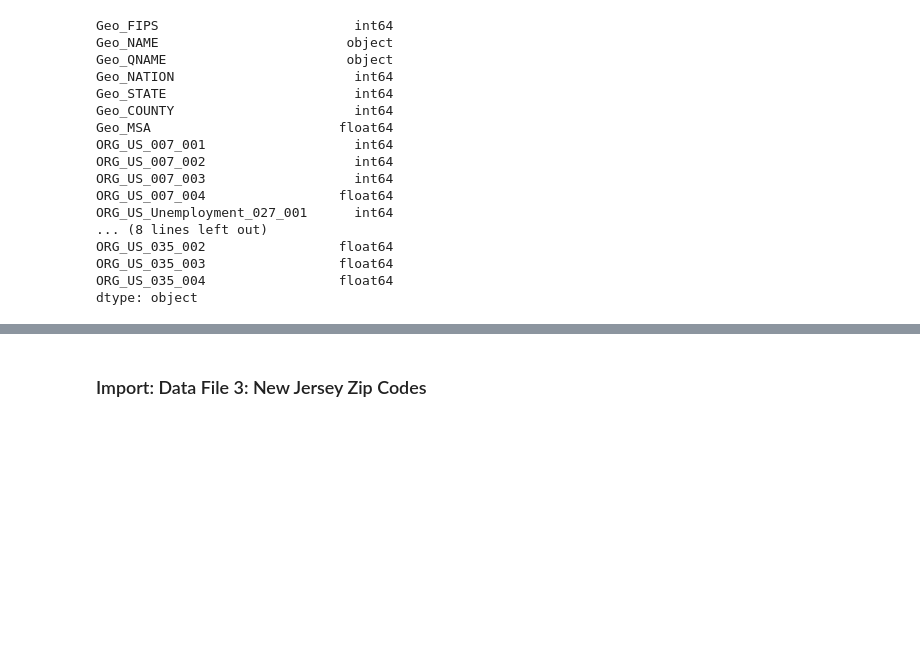
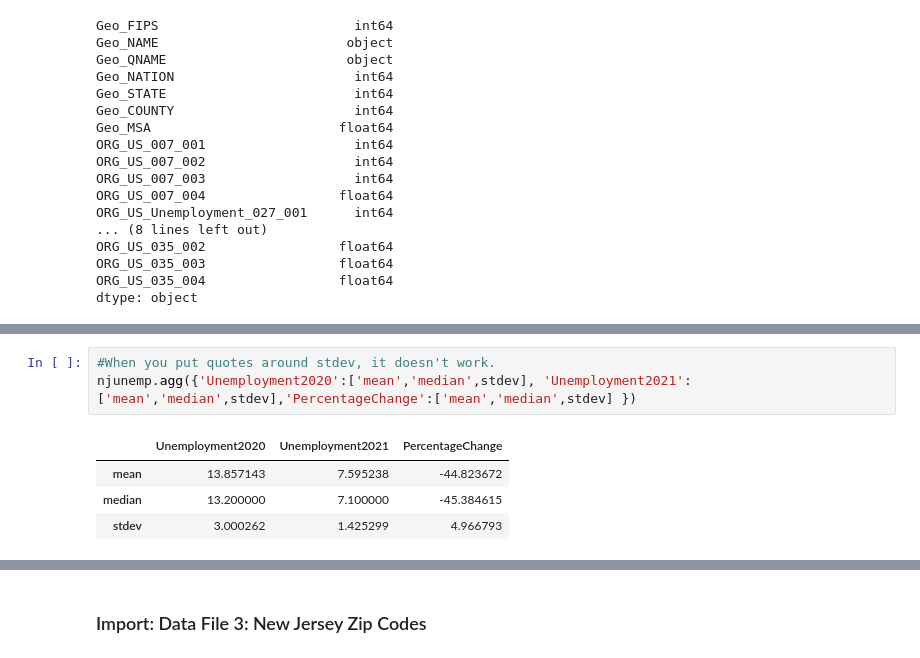
Before and after one commit to theaok/vis-sp23-ewattudo, a Jupyter notebook: ps2_pynb.ipynb, the cells around one changed output, grey strips where cells are left out. Drawn from its saved outputs; the diff is of its cells as text; blank space fills up the shorter version.

```diff
--- a/ps2_pynb.ipynb
+++ b/ps2_pynb.ipynb
@@ -337,0 +383,8 @@ dtype: object
+# %%
+#When you put quotes around stdev, it doesn't work.
+njunemp.agg({'Unemployment2020':['mean','median',stdev], 'Unemployment2021':['mean','median',stdev],'PercentageChange':['mean','median',stdev] })
+# %% [output]
+|  | Unemployment2020 | Unemployment2021 | PercentageChange |
+| mean | 13.857143 | 7.595238 | -44.823672 |
+| median | 13.200000 | 7.100000 | -45.384615 |
+| stdev | 3.000262 | 1.425299 | 4.966793 |
```
Also changed, not shown: parts of 21 cells of this notebook.
